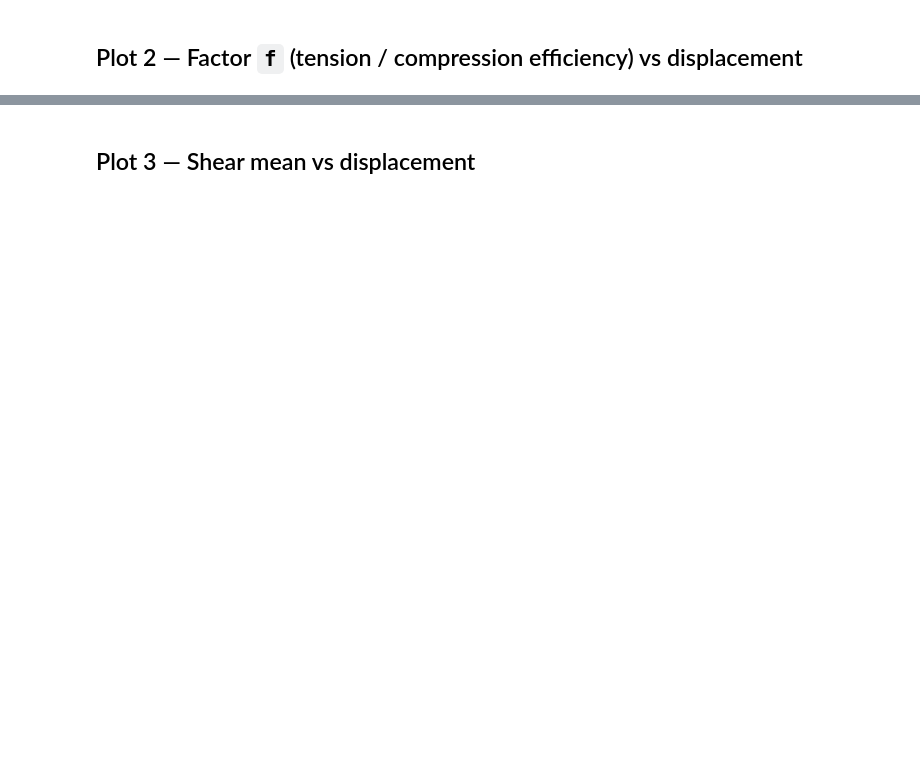
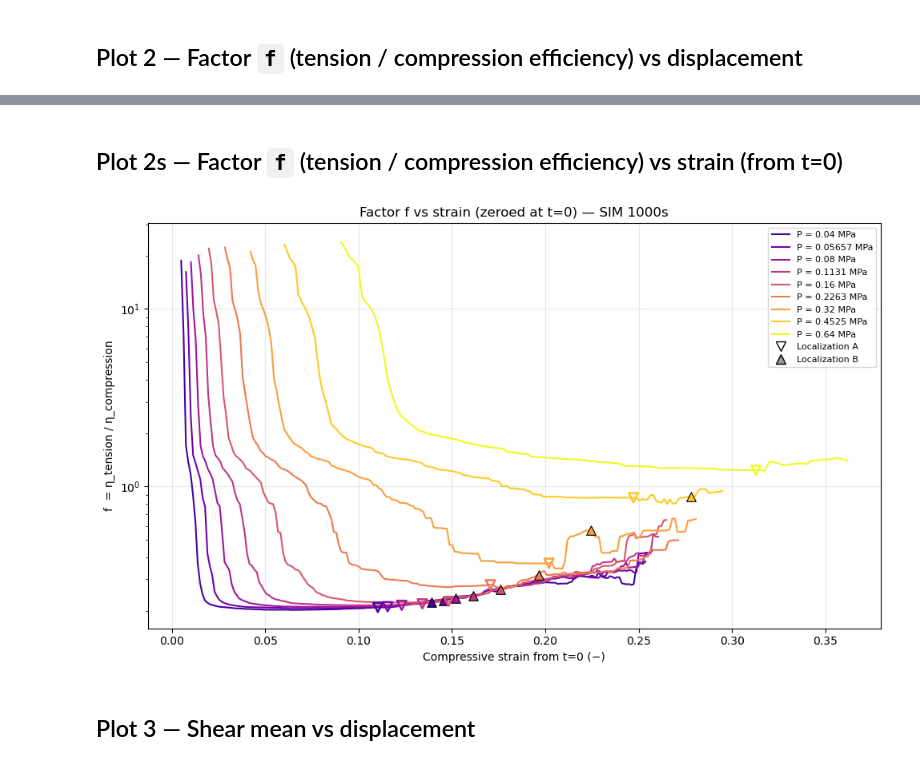
Before and after one commit to francoruffini17/FOAM_V03, a Jupyter notebook: Z001_Results_Analizer/SIM_1000s_analysis.ipynb, the cells around one changed output, grey strips where cells are left out. Cells and saved outputs as stored; diff of their text form; code cells hidden in the pictures; blank space fills up the shorter version.

```diff
--- a/Z001_Results_Analizer/SIM_1000s_analysis.ipynb
+++ b/Z001_Results_Analizer/SIM_1000s_analysis.ipynb
@@ -202,3 +210,55 @@ plt.show()
+# %% [markdown]
+## Plot 2s — Factor `f` (tension / compression efficiency) vs strain (from t=0)
+# %%
+fig, ax = plt.subplots(figsize=(10, 6))
+cmap = plt.get_cmap('plasma', len(SIMS))
+
+for idx, sim in enumerate(SIMS):
+    a2 = load_pkl(os.path.join(RESULTS_DIR, f'DATA_PICK_{sim}_A2.pkl'))
+    i3 = load_pkl(os.path.join(RESULTS_DIR, f'DATA_PICK_{sim}_I3_BFS_3002.pkl'))
+    if a2 is None or i3 is None:
+        del a2, i3
+        continue
+    displ = -np.array(a2['U2']['PERN-9999997'])
+    ef_t  = np.array(i3['global_ef_t'], dtype=float)
+    ef_c  = np.array(i3['global_ef_c'], dtype=float)
+    del a2, i3
+
+    with np.errstate(divide='ignore', invalid='ignore'):
+        f = np.where(ef_c != 0, ef_t / ef_c, np.nan)
+    del ef_t, ef_c
+
+    # Compressive displacement from t=0, and the corresponding strain.
+    # Original height at the start of Step-1 (post pressure-expansion,
+    # pre-loading) = 20 - displ(t=0), since displ(t=0) is negative/zero.
+    displ0  = displ[0]
+    displ_zero = displ - displ0
+    height0 = 20 - displ0
+    strain  = displ_zero / height0
+
+    mask = ~np.isnan(f) & (displ > 0)
+    ax.plot(strain[mask], f[mask], color=cmap(idx), label=f'P = {PRESSURES[sim]:.4g} MPa')
+    if sim in LOC_A:
+        xA = (LOC_A[sim] - displ0) / height0
+        yA = np.interp(xA, strain[mask], f[mask])
+        ax.scatter(xA, yA, marker='v', s=70, facecolor='none',
+                   edgecolor=cmap(idx), linewidths=1.8, zorder=5)
+    if sim in LOC_B:
+        xB = (LOC_B[sim] - displ0) / height0
+        yB = np.interp(xB, strain[mask], f[mask])
+        ax.scatter(xB, yB, marker='^', s=70, facecolor=cmap(idx),
+                   edgecolor='k', linewidths=0.8, zorder=5)
+
+ax.set_xlabel('Compressive strain from t=0 (−)')
+ax.set_ylabel('f  = η_tension / η_compression')
+ax.set_title('Factor f vs strain (zeroed at t=0) — SIM 1000s')
+ax.set_yscale('log')
+ax.legend(*add_localization_legend(ax), loc='best', fontsize=8)
+ax.grid(True, alpha=0.3)
+fig.tight_layout()
+plt.show()
+# %% [output]
+[figure, added]
 # %% [markdown]
 ## Plot 3 — Shear mean vs displacement
 # %%
```
Also changed, not shown: parts of 19 cells of this notebook, 9 other files.
